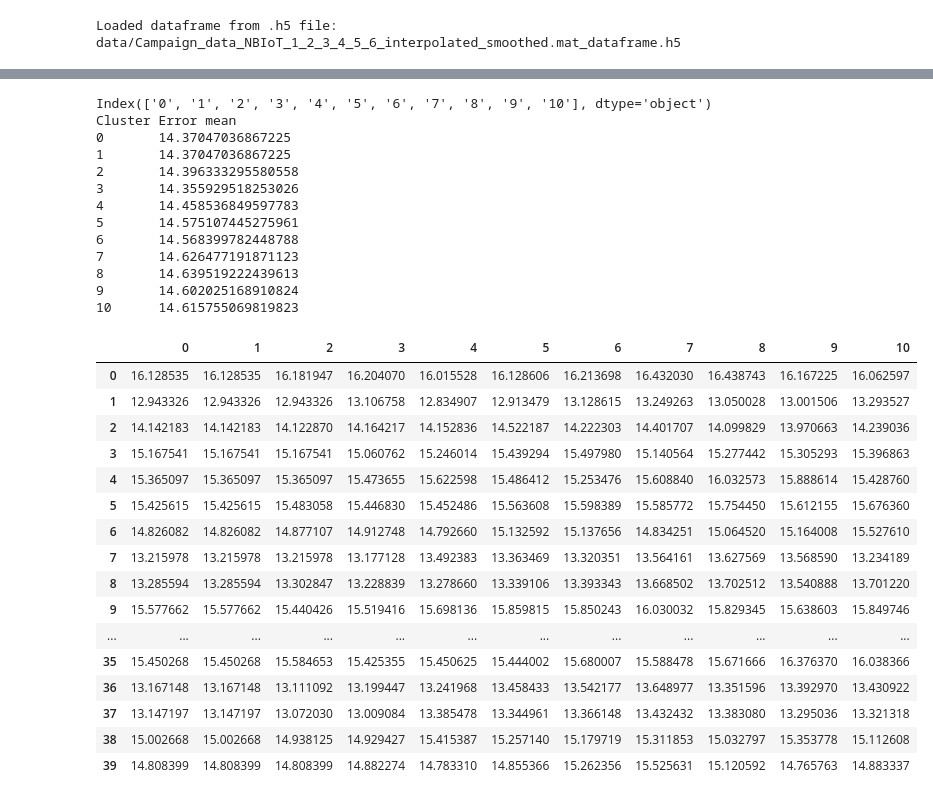
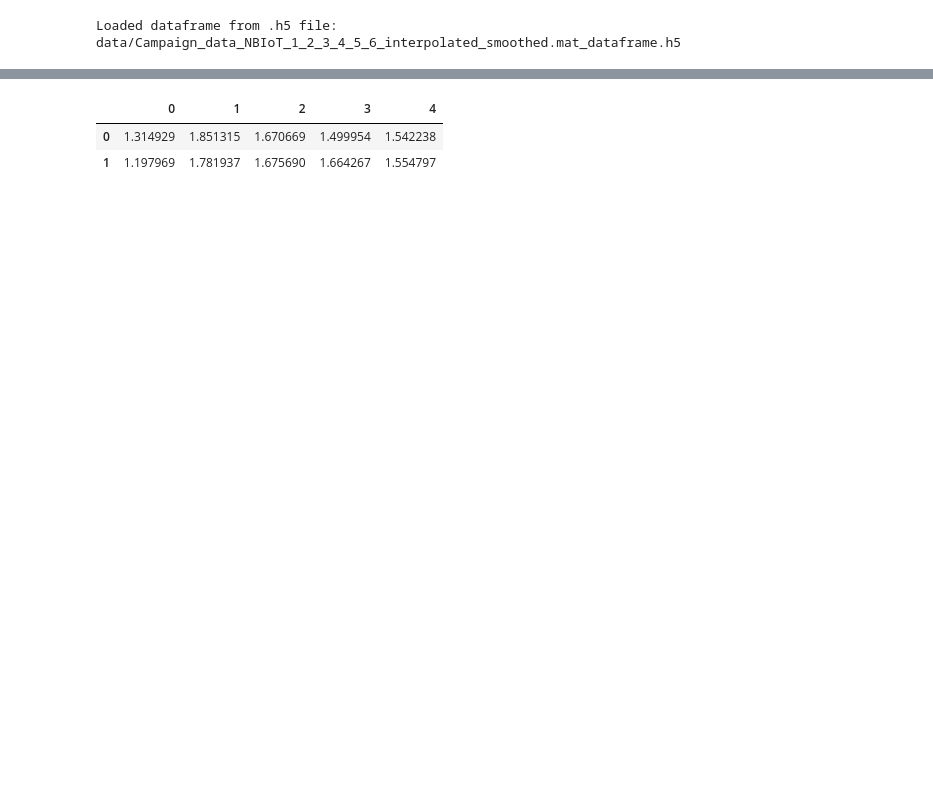
Before and after one commit to Andreas-Espelund/5G_localization, a Jupyter notebook: ClusterTesting.ipynb, the cells around one changed output, grey strips where cells are left out. Drawn from its saved outputs; the diff is of its cells as text; code cells hidden in the pictures; blank space fills up the shorter version.

```diff
--- a/ClusterTesting.ipynb
+++ b/ClusterTesting.ipynb
@@ -182,43 +152,9 @@ for c in range(cluster + 1, 21):
 # %%
-
-print(cluster_df.columns)
-print("Cluster\tError mean")
-skip = False
-for col in cluster_df.columns:
-    print(f'{col}\t{cluster_df[col].mean()}')
-
-cluster_df
+runtime_df
 # %% [output]
-Index(['0', '1', '2', '3', '4', '5', '6', '7', '8', '9', '10'], dtype='object')
-Cluster Error mean
-0       14.37047036867225
-1       14.37047036867225
-2       14.396333295580558
-3       14.355929518253026
-4       14.458536849597783
-5       14.575107445275961
-6       14.568399782448788
-7       14.626477191871123
-8       14.639519222439613
-9       14.602025168910824
-10      14.615755069819823
-|  | 0 | 1 | 2 | 3 | 4 | 5 | 6 | 7 | 8 | 9 | 10 |
-| 0 | 16.128535 | 16.128535 | 16.181947 | 16.204070 | 16.015528 | 16.128606 | 16.213698 | 16.432030 | 16.438743 | 16.167225 | 16.062597 |
-| 1 | 12.943326 | 12.943326 | 12.943326 | 13.106758 | 12.834907 | 12.913479 | 13.128615 | 13.249263 | 13.050028 | 13.001506 | 13.293527 |
-| 2 | 14.142183 | 14.142183 | 14.122870 | 14.164217 | 14.152836 | 14.522187 | 14.222303 | 14.401707 | 14.099829 | 13.970663 | 14.239036 |
-| 3 | 15.167541 | 15.167541 | 15.167541 | 15.060762 | 15.246014 | 15.439294 | 15.497980 | 15.140564 | 15.277442 | 15.305293 | 15.396863 |
-| 4 | 15.365097 | 15.365097 | 15.365097 | 15.473655 | 15.622598 | 15.486412 | 15.253476 | 15.608840 | 16.032573 | 15.888614 | 15.428760 |
-| 5 | 15.425615 | 15.425615 | 15.483058 | 15.446830 | 15.452486 | 15.563608 | 15.598389 | 15.585772 | 15.754450 | 15.612155 | 15.676360 |
-| 6 | 14.826082 | 14.826082 | 14.877107 | 14.912748 | 14.792660 | 15.132592 | 15.137656 | 14.834251 | 15.064520 | 15.164008 | 15.527610 |
-| 7 | 13.215978 | 13.215978 | 13.215978 | 13.177128 | 13.492383 | 13.363469 | 13.320351 | 13.564161 | 13.627569 | 13.568590 | 13.234189 |
-| 8 | 13.285594 | 13.285594 | 13.302847 | 13.228839 | 13.278660 | 13.339106 | 13.393343 | 13.668502 | 13.702512 | 13.540888 | 13.701220 |
-| 9 | 15.577662 | 15.577662 | 15.440426 | 15.519416 | 15.698136 | 15.859815 | 15.850243 | 16.030032 | 15.829345 | 15.638603 | 15.849746 |
-| ... | ... | ... | ... | ... | ... | ... | ... | ... | ... | ... | ... |
-| 35 | 15.450268 | 15.450268 | 15.584653 | 15.425355 | 15.450625 | 15.444002 | 15.680007 | 15.588478 | 15.671666 | 16.376370 | 16.038366 |
-| 36 | 13.167148 | 13.167148 | 13.111092 | 13.199447 | 13.241968 | 13.458433 | 13.542177 | 13.648977 | 13.351596 | 13.392970 | 13.430922 |
-| 37 | 13.147197 | 13.147197 | 13.072030 | 13.009084 | 13.385478 | 13.344961 | 13.366148 | 13.432432 | 13.383080 | 13.295036 | 13.321318 |
-| 38 | 15.002668 | 15.002668 | 14.938125 | 14.929427 | 15.415387 | 15.257140 | 15.179719 | 15.311853 | 15.032797 | 15.353778 | 15.112608 |
-| 39 | 14.808399 | 14.808399 | 14.808399 | 14.882274 | 14.783310 | 14.855366 | 15.262356 | 15.525631 | 15.120592 | 14.765763 | 14.883337 |
+|  | 0 | 1 | 2 | 3 | 4 |
+| 0 | 1.314929 | 1.851315 | 1.670669 | 1.499954 | 1.542238 |
+| 1 | 1.197969 | 1.781937 | 1.675690 | 1.664267 | 1.554797 |
 # %%
 from scripts.plotting import make_boxplot
 
```
Also changed, not shown: parts of 3 cells of this notebook, 2 other files.
